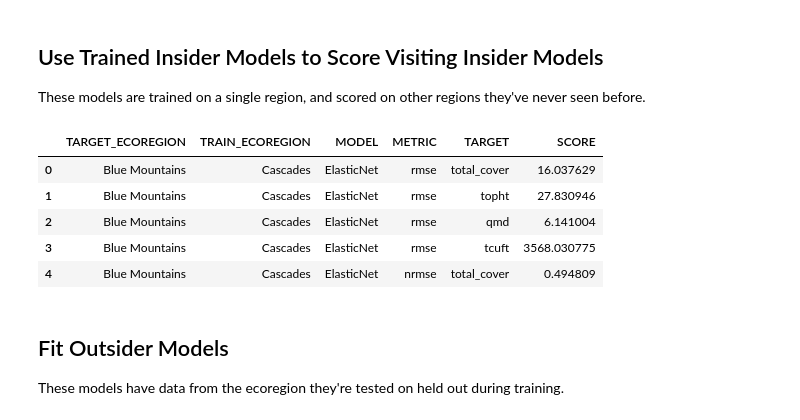
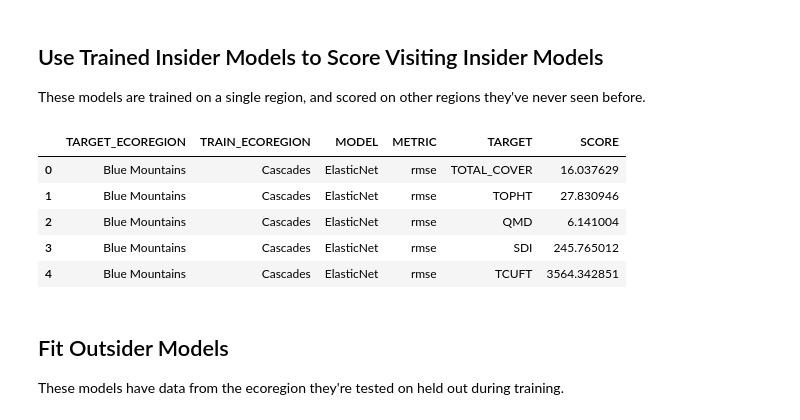
Before and after one commit to Ecotrust/ForestMapping, a Jupyter notebook: notebooks/17A_Fitting Chained Structural Models with LIDAR.ipynb, the cells around one changed output. Saved outputs shown, nothing was run; the diff lists cells and outputs as text; code cells hidden in the pictures.

```diff
--- a/notebooks/17A_Fitting Chained Structural Models with LIDAR.ipynb
+++ b/notebooks/17A_Fitting Chained Structural Models with LIDAR.ipynb
@@ -233,6 +236,6 @@ pd.pivot_table(df,
 | 2017 | 0 | 0 | 0 | 0 | 0 | 0 | 0 | 456 | 0 |
 | 2018 | 0 | 0 | 0 | 0 | 0 | 0 | 0 | 0 | 325 |
 # %%
-ecoreg_counts = df.groupby(by=['ecoregion3'])[['uuid', 'year', 'plot_size_ac']].nunique()
+ecoreg_counts = df.groupby(by=['ECOREGION3'])[['UUID', 'YEAR', 'PLOT_SIZE_AC']].nunique()
 ecoreg_counts
 # %% [output]
@@ -260,5 +263,6 @@ USE_LIDAR_COLS = ['strat0_return-proportion', 'strat1_return-proportion',
                   'height_95_percentile', 'cover',
                   'potential_volume', 'stddev_height',
                   'surface_volume', 'kurtosis', 'skewness']
+USE_LIDAR_COLS = [col.upper() for col in USE_LIDAR_COLS]
 df[USE_LIDAR_COLS].describe()
 # %% [output]
@@ -275,8 +279,8 @@ df[USE_LIDAR_COLS].describe()
 ## Selecting features and targets
 This is the first step in determining what features we want to use, and what we want to predict.
 # %%
-X_COLS = USE_LIDAR_COLS + ['elevation', 'lat', 'lon'] + ['ecoregion3']
-Y_COLS = ['total_cover', 'topht', 'qmd', 'tcuft']
+X_COLS = USE_LIDAR_COLS + ['ELEVATION', 'LAT', 'LON'] + ['ECOREGION3']
+Y_COLS = ['COVER', 'TOPHT', 'QMD', 'SDI', 'TCUFT', 'ABOVEGROUND_BIOMASS']
 
 Y_NAMES = [col.upper() for col in Y_COLS]
 # %%
@@ -334,17 +338,17 @@ memory usage: 629.1+ KB
 ## Split datasets by ecoregion
 We want to explore model transferability between regions, so we'll train models independently on subsets of the data within a single ecoregion, as well as a model that is trained on all available ecoregions.
 # %%
-ecoregions = list(np.sort([reg for reg in pd.unique(df.ecoregion3) if ecoreg_counts.loc[reg]['uuid'] > 20]))
+ecoregions = list(np.sort([reg for reg in pd.unique(df.ECOREGION3) if ecoreg_counts.loc[reg]['UUID'] > 20]))
 
-eco_X_idx = [X.loc[X.ecoregion3 == eco].index.values for eco in ecoregions]
+eco_X_idx = [X.loc[X.ECOREGION3 == eco].index.values for eco in ecoregions]
 
-eco_X_dfs = [X.loc[X.ecoregion3 == eco].drop(['ecoregion3'], axis=1) for eco in ecoregions]
+eco_X_dfs = [X.loc[X.ECOREGION3 == eco].drop(['ECOREGION3'], axis=1) for eco in ecoregions]
 eco_Y_dfs = [Y.loc[idx] for idx in eco_X_idx]
 
 # append a "global" model that contains data from all ecoregions
 ecoregions.append('all')
 ecoregion_names = ['_'.join(x.split('_')[0:2]) for x in ecoregions]
-eco_X_dfs.append(X.drop(['ecoregion3'], axis=1))
+eco_X_dfs.append(X.drop(['ECOREGION3'], axis=1))
 eco_Y_dfs.append(Y)
 
 ecoregion_display_names = [' '.join(x.upper().split('_')[:2]) for x in ecoregions]
@@ -838,32 +856,32 @@ visitor_results = build_visiting_insider_results_dictionary(ecoregions[:-1], MOD
 # %%
 visitor_results = []
 for target_region in ecoregions[:-1]:
     for train_region in [r for r in ecoregions[:-1] if r != target_region]:
         for model_name in MODELS.keys():
             model = insider_results[train_region][model_name]['fitted_model']
-            targ_idx = X.loc[X.ecoregion3 == target_region].index.values
-            targ_X = X.loc[targ_idx].drop(['ecoregion3'], axis=1)
+            targ_idx = X.loc[X.ECOREGION3 == target_region].index.values
+            targ_X = X.loc[targ_idx].drop(['ECOREGION3'], axis=1)
             pred = model.predict(targ_X)
             obs = Y.loc[targ_idx]
             for score_func in SCORE_FUNCS:
                 score_func_name = score_func.__name__
                 scores = score_func(obs, pred)
                 for y, score in scores.iteritems():
                     visitor_results.append(
                         (' '.join(target_region.title().replace('_',' ').split()),
                          ' '.join(train_region.title().replace('_',' ').split()),
                          model_name, score_func_name, y, score))
 visitor_df = pd.DataFrame(visitor_results,
                           columns = ['TARGET_ECOREGION', 'TRAIN_ECOREGION',
                                      'MODEL', 'METRIC', 'TARGET', 'SCORE'])
 visitor_df.head()
 # %% [output]
 |  | TARGET_ECOREGION | TRAIN_ECOREGION | MODEL | METRIC | TARGET | SCORE |
-| 0 | Blue Mountains | Cascades | ElasticNet | rmse | total_cover | 16.037629 |
-| 1 | Blue Mountains | Cascades | ElasticNet | rmse | topht | 27.830946 |
-| 2 | Blue Mountains | Cascades | ElasticNet | rmse | qmd | 6.141004 |
-| 3 | Blue Mountains | Cascades | ElasticNet | rmse | tcuft | 3568.030775 |
-| 4 | Blue Mountains | Cascades | ElasticNet | nrmse | total_cover | 0.494809 |
+| 0 | Blue Mountains | Cascades | ElasticNet | rmse | TOTAL_COVER | 16.037629 |
+| 1 | Blue Mountains | Cascades | ElasticNet | rmse | TOPHT | 27.830946 |
+| 2 | Blue Mountains | Cascades | ElasticNet | rmse | QMD | 6.141004 |
+| 3 | Blue Mountains | Cascades | ElasticNet | rmse | SDI | 245.765012 |
+| 4 | Blue Mountains | Cascades | ElasticNet | rmse | TCUFT | 3564.342851 |
 # %%
 visitor_df.to_csv('../data/processed/nestedcv_chained_visitor_results_lidar_structure.csv',
                   header=True, index=False)
```
Also changed, not shown: parts of 23 cells of this notebook, 11 other files.
